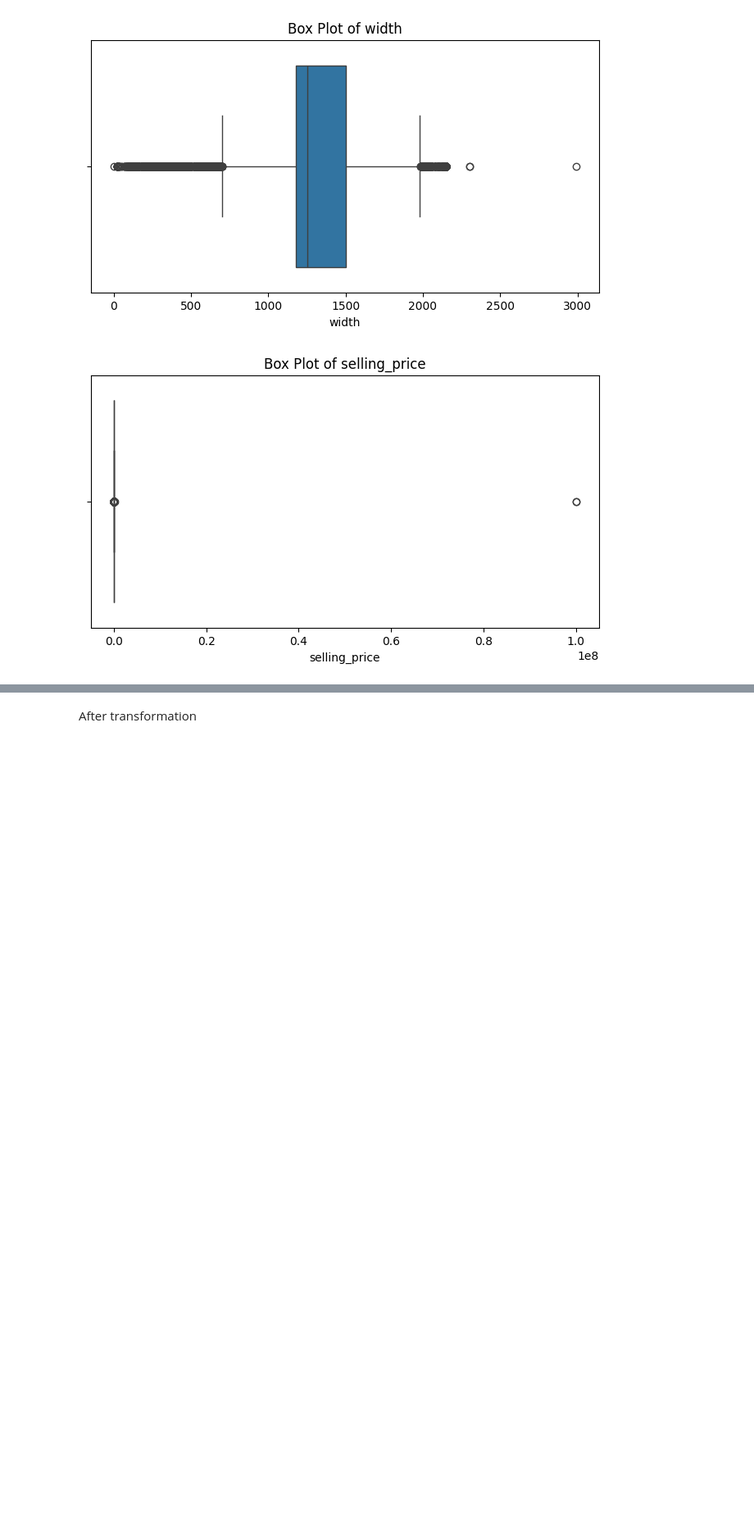
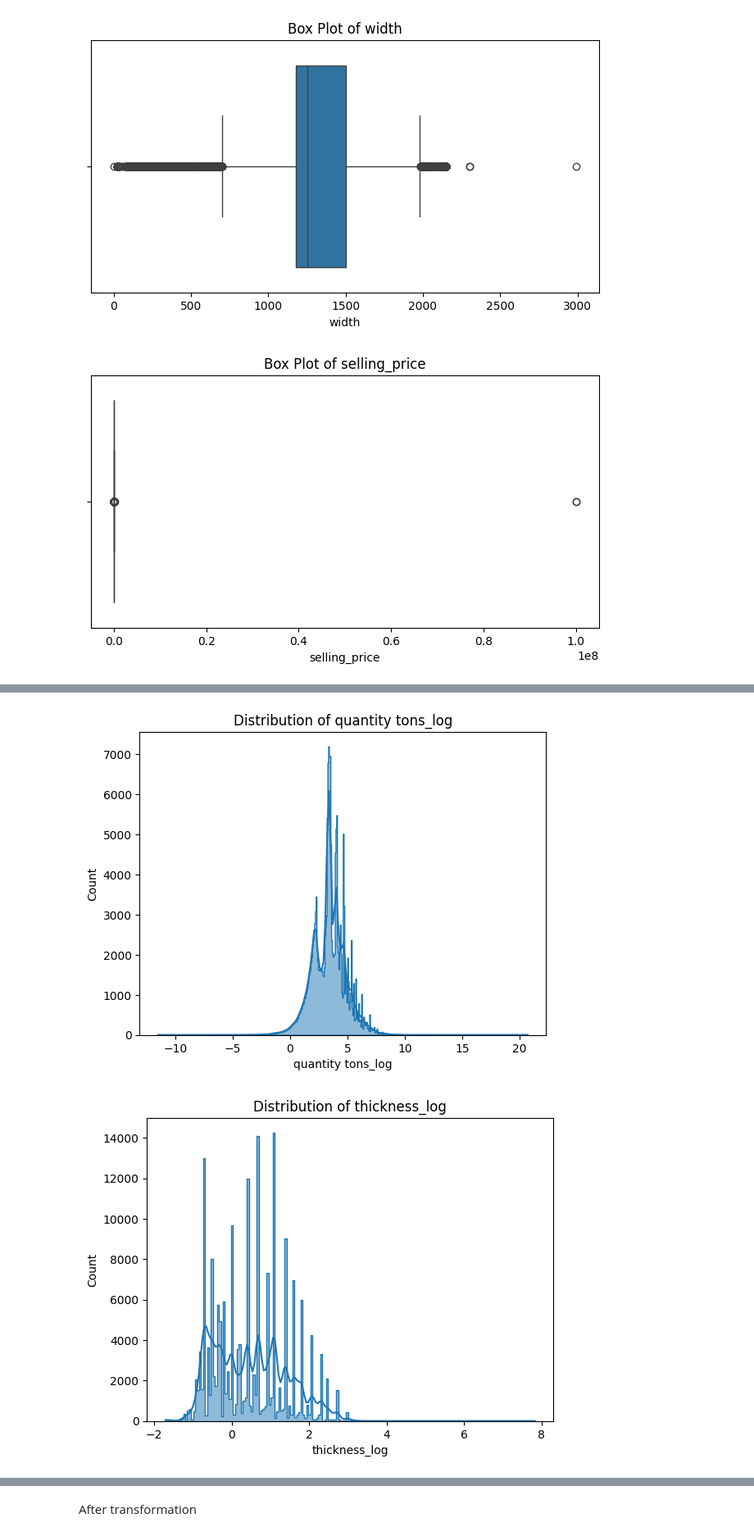
Before and after one commit to Jaisonaro1601/INDUSTRY_COPPER_MODELLING, a Jupyter notebook: copper_modelling.ipynb, the cells around one changed output, grey strips where cells are left out. Shown at 82% size. Cells and saved outputs as stored; diff of their text form; code cells hidden in the pictures; blank space fills up the shorter version.

```diff
--- a/copper_modelling.ipynb
+++ b/copper_modelling.ipynb
@@ -414,0 +379,12 @@ See the caveats in the documentation: https://pandas.pydata.org/pandas-docs/stab
+# %%
+def distribution_plot(data, column):
+    plt.figure()
+    sns.histplot(data[column], kde=True, element='step')  # KDE to add a density curve
+    plt.title(f'Distribution of {column}')
+    plt.show()
+
+for column in ['quantity tons_log', 'thickness_log', 'width', 'selling_price_log']:
+    distribution_plot(df1, column)
+# %% [output]
+[figure, added]
+[figure, added]
```
Also changed, not shown: parts of 99 cells of this notebook.
